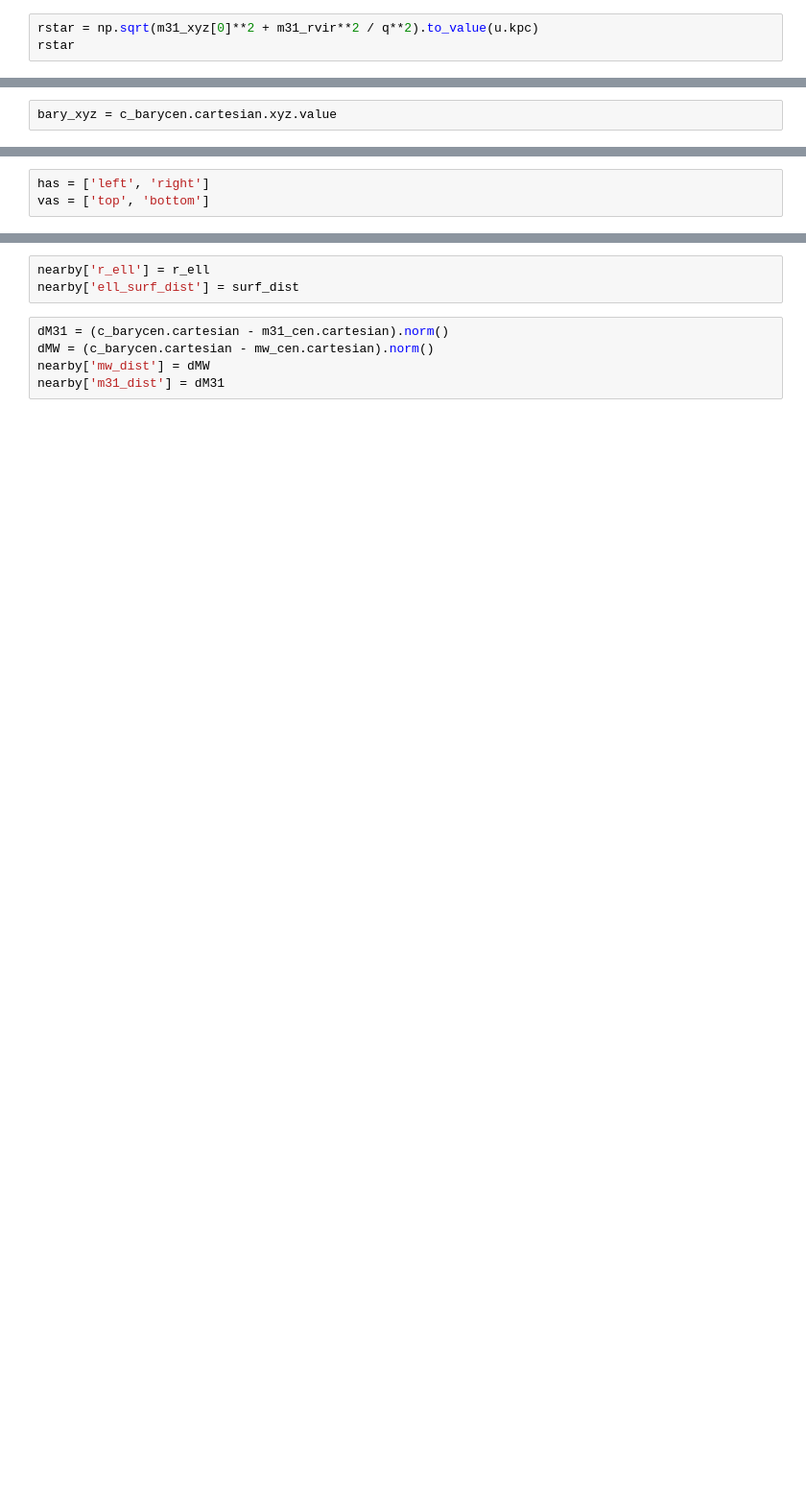
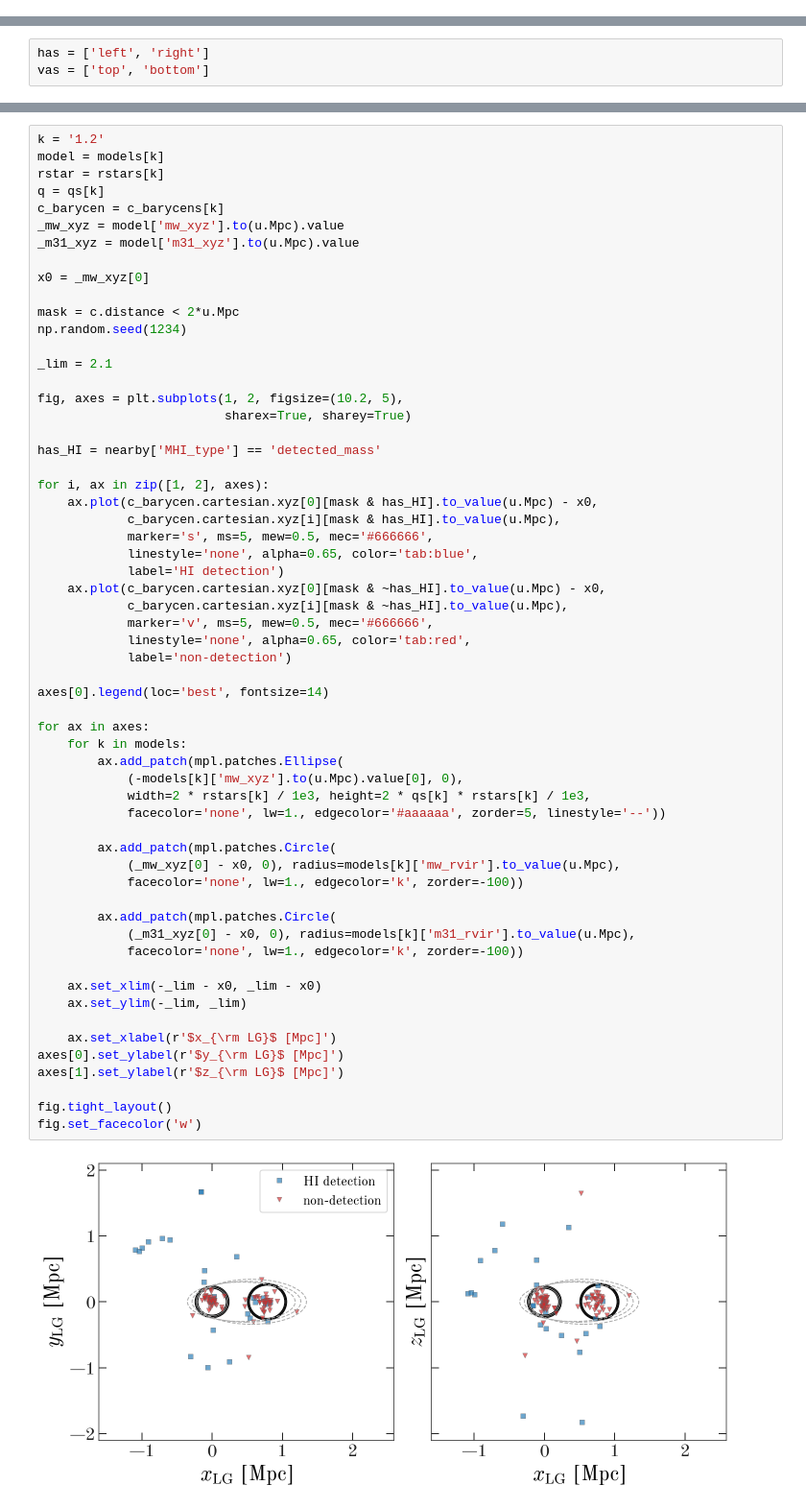
Before and after one commit to adrn/LGCoordinates, a Jupyter notebook: notebooks/Dwarf distances.ipynb, the cells around one changed output, grey strips where cells are left out. Shown: that part at 96% size. Drawn from its saved outputs; the diff is of its cells as text; blank space fills up the shorter version.

```diff
--- a/notebooks/Dwarf distances.ipynb
+++ b/notebooks/Dwarf distances.ipynb
@@ -150,3 +120,0 @@ fig.tight_layout()
-# %%
-rstar = np.sqrt(m31_xyz[0]**2 + m31_rvir**2 / q**2).to_value(u.kpc)
-rstar
@@ -177,8 +157,6 @@ def is_inside(pt, re, q):
 phi_grid = np.linspace(0, 2*np.pi, 512)
 the_grid = np.linspace(-np.pi/2, np.pi/2, 512)
 ang_grid = np.vstack(map(np.ravel, np.meshgrid(phi_grid, the_grid)))
-# %%
-bary_xyz = c_barycen.cartesian.xyz.value
 # %%
 def func(p, xyz):
     phi, the = p
@@ -359,8 +454,61 @@ plt.hist(surf_dist) #, bins=np.logspace(2, 4.2, 16));
-# %%
-nearby['r_ell'] = r_ell
-nearby['ell_surf_dist'] = surf_dist
-# %%
-dM31 = (c_barycen.cartesian - m31_cen.cartesian).norm()
-dMW = (c_barycen.cartesian - mw_cen.cartesian).norm()
-nearby['mw_dist'] = dMW
-nearby['m31_dist'] = dM31
+# %%
+k = '1.2'
+model = models[k]
+rstar = rstars[k]
+q = qs[k]
+c_barycen = c_barycens[k]
+_mw_xyz = model['mw_xyz'].to(u.Mpc).value
+_m31_xyz = model['m31_xyz'].to(u.Mpc).value
+
+x0 = _mw_xyz[0]
+
+mask = c.distance < 2*u.Mpc
+np.random.seed(1234)
+
+_lim = 2.1
+
+fig, axes = plt.subplots(1, 2, figsize=(10.2, 5),
+                         sharex=True, sharey=True)
+
+has_HI = nearby['MHI_type'] == 'detected_mass'
+
+for i, ax in zip([1, 2], axes):
+    ax.plot(c_barycen.cartesian.xyz[0][mask & has_HI].to_value(u.Mpc) - x0,
+            c_barycen.cartesian.xyz[i][mask & has_HI].to_value(u.Mpc),
+            marker='s', ms=5, mew=0.5, mec='#666666',
+            linestyle='none', alpha=0.65, color='tab:blue',
+            label='HI detection')
+    ax.plot(c_barycen.cartesian.xyz[0][mask & ~has_HI].to_value(u.Mpc) - x0,
+            c_barycen.cartesian.xyz[i][mask & ~has_HI].to_value(u.Mpc),
+            marker='v', ms=5, mew=0.5, mec='#666666',
+            linestyle='none', alpha=0.65, color='tab:red',
+            label='non-detection')
+
+axes[0].legend(loc='best', fontsize=14)
+
+for ax in axes:
+    for k in models:
+        ax.add_patch(mpl.patches.Ellipse(
+            (-models[k]['mw_xyz'].to(u.Mpc).value[0], 0),
+            width=2 * rstars[k] / 1e3, height=2 * qs[k] * rstars[k] / 1e3,
+            facecolor='none', lw=1., edgecolor='#aaaaaa', zorder=5, linestyle='--'))
+
+        ax.add_patch(mpl.patches.Circle(
+            (_mw_xyz[0] - x0, 0), radius=models[k]['mw_rvir'].to_value(u.Mpc),
+            facecolor='none', lw=1., edgecolor='k', zorder=-100))
+
+        ax.add_patch(mpl.patches.Circle(
+            (_m31_xyz[0] - x0, 0), radius=models[k]['m31_rvir'].to_value(u.Mpc),
+            facecolor='none', lw=1., edgecolor='k', zorder=-100))
+
+    ax.set_xlim(-_lim - x0, _lim - x0)
+    ax.set_ylim(-_lim, _lim)
+
+    ax.set_xlabel(r'$x_{\rm LG}$ [Mpc]')
+axes[0].set_ylabel(r'$y_{\rm LG}$ [Mpc]')
+axes[1].set_ylabel(r'$z_{\rm LG}$ [Mpc]')
+
+fig.tight_layout()
+fig.set_facecolor('w')
+# %% [output]
+[figure, added]
```
Also changed, not shown: parts of 51 cells of this notebook, 8 other files.
